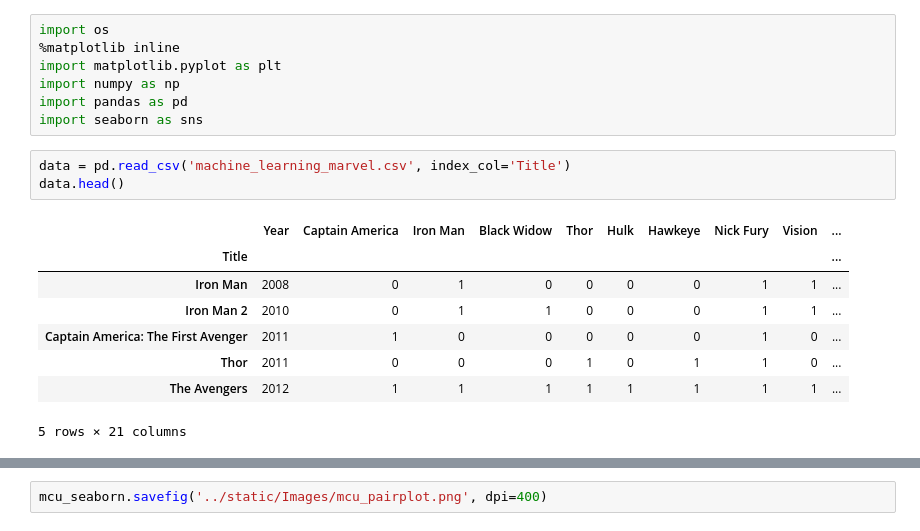
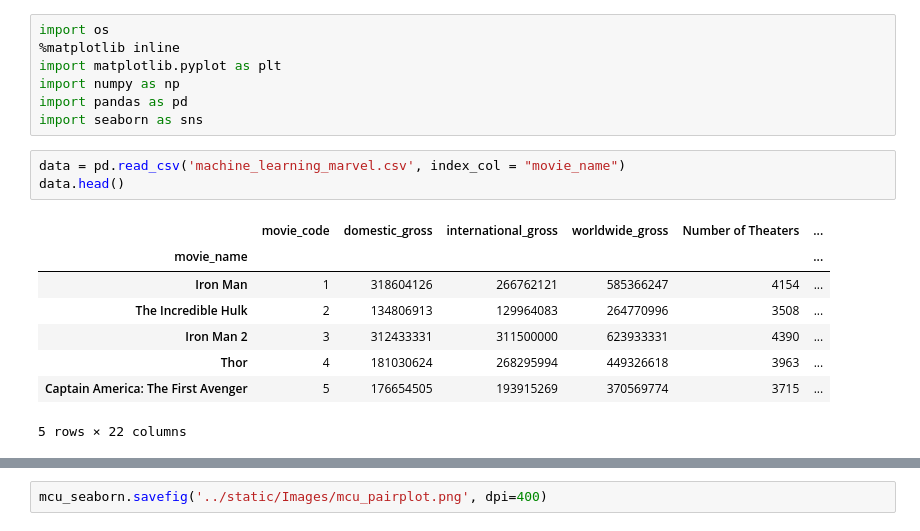
Before and after one commit to AnaLindaPenny/final-project, a Jupyter notebook: sydney-work/MCU_Machine_Learning.ipynb, the cells around one changed output, grey strips where cells are left out. Drawn from its saved outputs; the diff is of its cells as text.

```diff
--- a/sydney-work/MCU_Machine_Learning.ipynb
+++ b/sydney-work/MCU_Machine_Learning.ipynb
@@ -10,14 +10,14 @@ import numpy as np
 import pandas as pd
 import seaborn as sns
 # %%
-data = pd.read_csv('machine_learning_marvel.csv', index_col='Title')
+data = pd.read_csv('machine_learning_marvel.csv', index_col = "movie_name")
 data.head()
 # %% [output]
-|  | Year | Captain America | Iron Man | Black Widow | Thor | Hulk | Hawkeye | Nick Fury | Vision | ... |
-| Title |  |  |  |  |  |  |  |  |  | ... |
-| Iron Man | 2008 | 0 | 1 | 0 | 0 | 0 | 0 | 1 | 1 | ... |
-| Iron Man 2 | 2010 | 0 | 1 | 1 | 0 | 0 | 0 | 1 | 1 | ... |
-| Captain America: The First Avenger | 2011 | 1 | 0 | 0 | 0 | 0 | 0 | 1 | 0 | ... |
-| Thor | 2011 | 0 | 0 | 0 | 1 | 0 | 1 | 1 | 0 | ... |
-| The Avengers | 2012 | 1 | 1 | 1 | 1 | 1 | 1 | 1 | 1 | ... |
+|  | movie_code | domestic_gross | international_gross | worldwide_gross | Number of Theaters | ... |
+| movie_name |  |  |  |  |  | ... |
+| Iron Man | 1 | 318604126 | 266762121 | 585366247 | 4154 | ... |
+| The Incredible Hulk | 2 | 134806913 | 129964083 | 264770996 | 3508 | ... |
+| Iron Man 2 | 3 | 312433331 | 311500000 | 623933331 | 4390 | ... |
+| Thor | 4 | 181030624 | 268295994 | 449326618 | 3963 | ... |
+| Captain America: The First Avenger | 5 | 176654505 | 193915269 | 370569774 | 3715 | ... |
-5 rows × 21 columns
+5 rows × 22 columns
```
Also changed, not shown: parts of 81 cells of this notebook, 9 other files.
